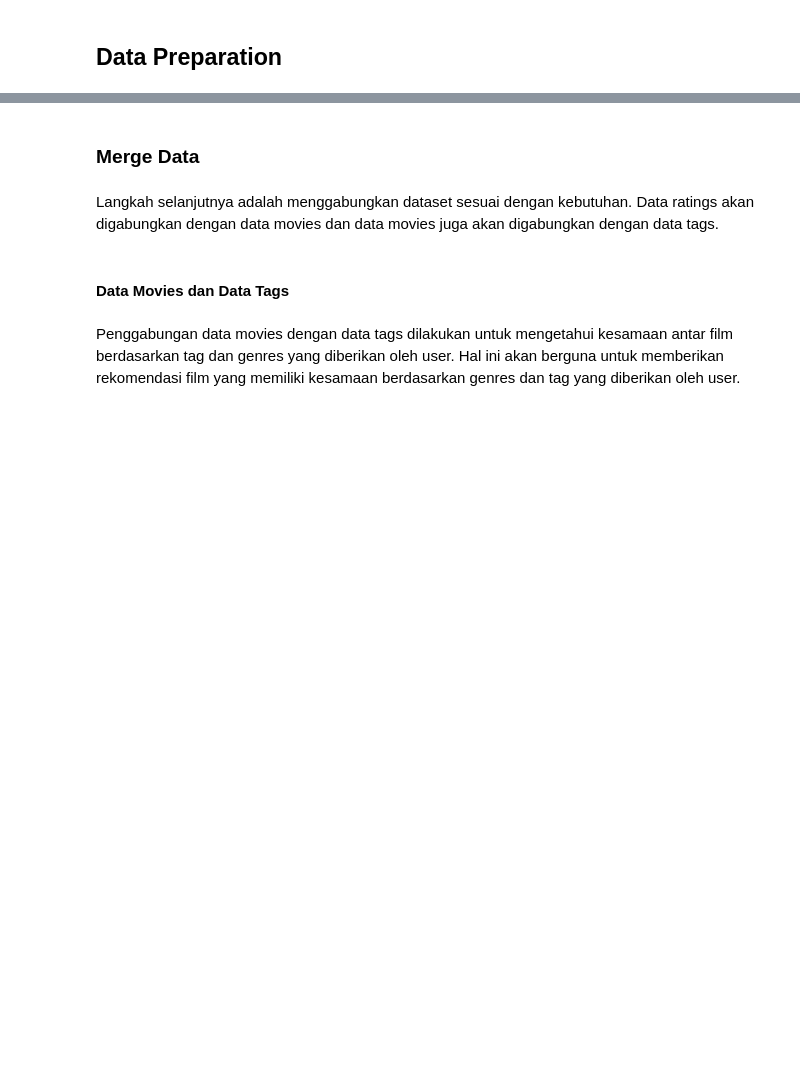
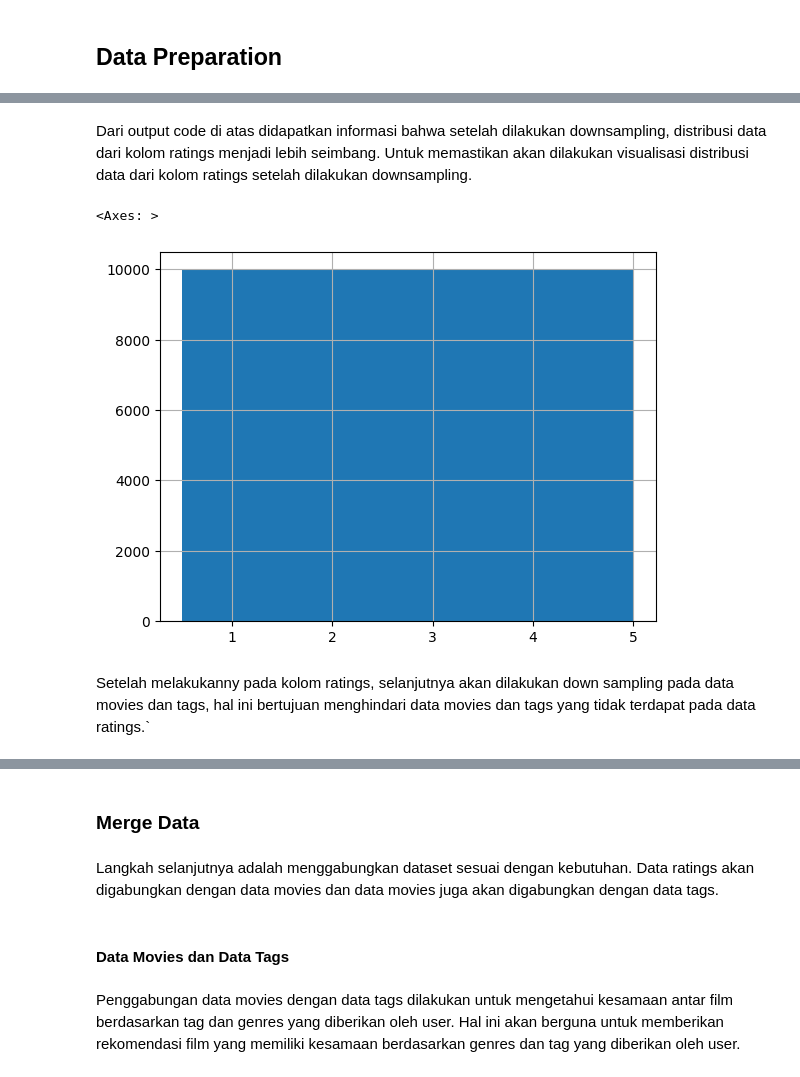
Before and after one commit to mausneg/Movie-Lens-Recommendation-System, a Jupyter notebook: submission.ipynb, the cells around one changed output, grey strips where cells are left out. Saved outputs shown, nothing was run; the diff lists cells and outputs as text; code cells hidden in the pictures; blank space fills up the shorter version.

```diff
--- a/submission.ipynb
+++ b/submission.ipynb
@@ -120,0 +266,13 @@ Dari histogram di atas, grafik terlihat left-skewed yang menunjukkan bahwa mayor
+# %%
+df_ratings_new = pd.DataFrame()
+target_count = 10000
+
+for rating, group in df_ratings.groupby('rating'):
+    if len(group) > target_count:
+        ratings_new = resample(group, replace=False, n_samples=target_count, random_state=42)
+    else:
+        ratings_new = group
+    df_ratings_new = pd.concat([df_ratings_new, ratings_new])
+# %%
+print(df_ratings_new['rating'].value_counts())
+df_ratings = df_ratings_new.sort_values(by='userId').reset_index(drop=True)
@@ -120,0 +292,9 @@ Dari histogram di atas, grafik terlihat left-skewed yang menunjukkan bahwa mayor
+# %% [markdown]
+Dari output code di atas didapatkan informasi bahwa setelah dilakukan downsampling, distribusi data dari kolom ratings menjadi lebih seimbang. Untuk memastikan akan dilakukan visualisasi distribusi data dari kolom ratings setelah dilakukan downsampling.
+# %%
+df_ratings['rating'].hist(bins=10)
+# %% [output]
+<Axes: >
+[figure, added]
+# %% [markdown]
+Setelah melakukanny pada kolom ratings, selanjutnya akan dilakukan down sampling pada data movies dan tags, hal ini bertujuan menghindari data movies dan tags yang tidak terdapat pada data ratings.`
```
Also changed, not shown: parts of 76 cells of this notebook, 8 other files.
